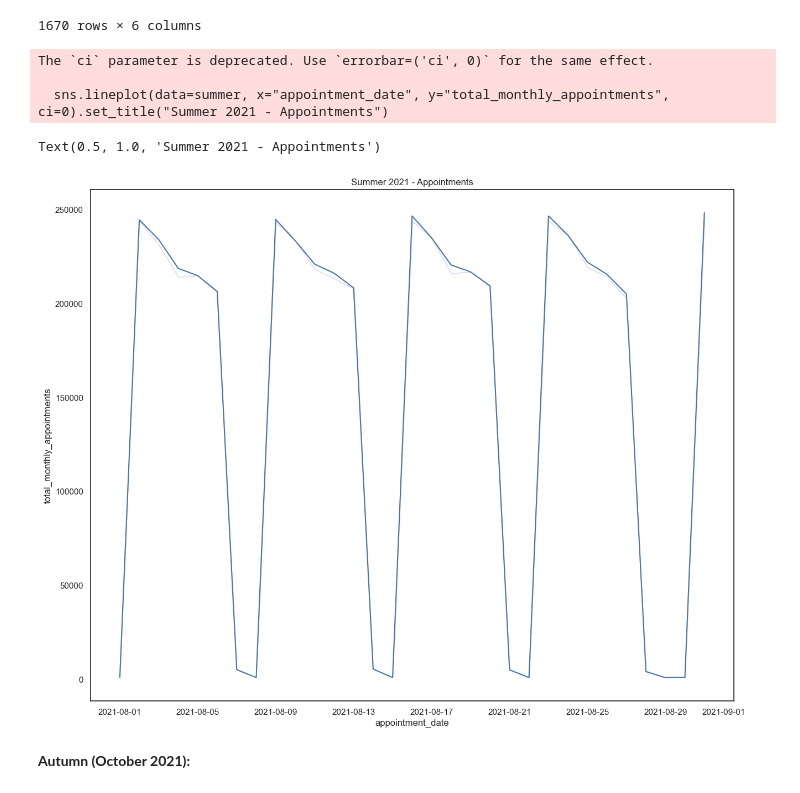
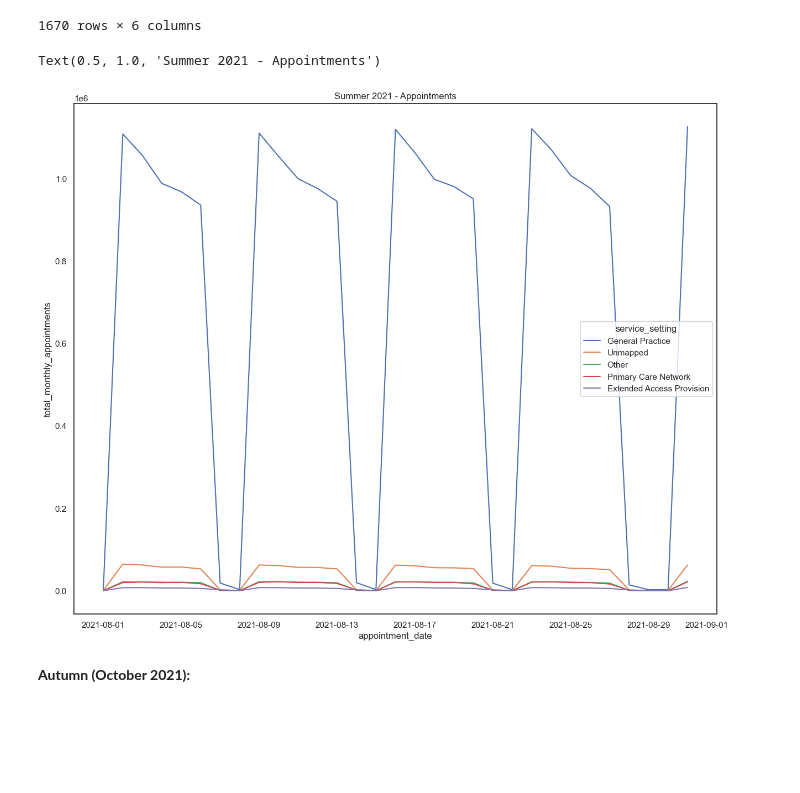
Before and after one commit to crialorob/Alonso_Robles_Cristina_DA201_Assignment, a Jupyter notebook: Alonso_Robles_Cristina_DA201_Assignment_Notebook.ipynb, the cells around one changed output. Drawn from its saved outputs; the diff is of its cells as text; code cells hidden in the pictures; blank space fills up the shorter version.

```diff
--- a/Alonso_Robles_Cristina_DA201_Assignment_Notebook.ipynb
+++ b/Alonso_Robles_Cristina_DA201_Assignment_Notebook.ipynb
@@ -1701,14 +1701,11 @@ dtype: object
 # %%
 # Look at August 2021 in more detail to allow a closer look.
 # Create a lineplot.
 summer = nc_ss.query("appointment_month =='2021-08'")
-sns.lineplot(data=summer, x="appointment_date", y="total_monthly_appointments", ci=0).set_title("Summer 2021 - Appointments")
+sns.lineplot(data=summer, x="appointment_date", y="total_monthly_appointments", hue='service_setting', errorbar=('ci', 0)).set_title("Summer 2021 - Appointments")
 # %% [output]
-The `ci` parameter is deprecated. Use `errorbar=('ci', 0)` for the same effect.
-
-  sns.lineplot(data=summer, x="appointment_date", y="total_monthly_appointments", ci=0).set_title("Summer 2021 - Appointments")
+Text(0.5, 1.0, 'Summer 2021 - Appointments')
-Text(0.5, 1.0, 'Summer 2021 - Appointments')
-[figure, old version]
+[figure, new version]
 # %% [markdown]
 **Autumn (October 2021):**
 # %%
```
Also changed, not shown: parts of 35 cells of this notebook, 1 other file.
